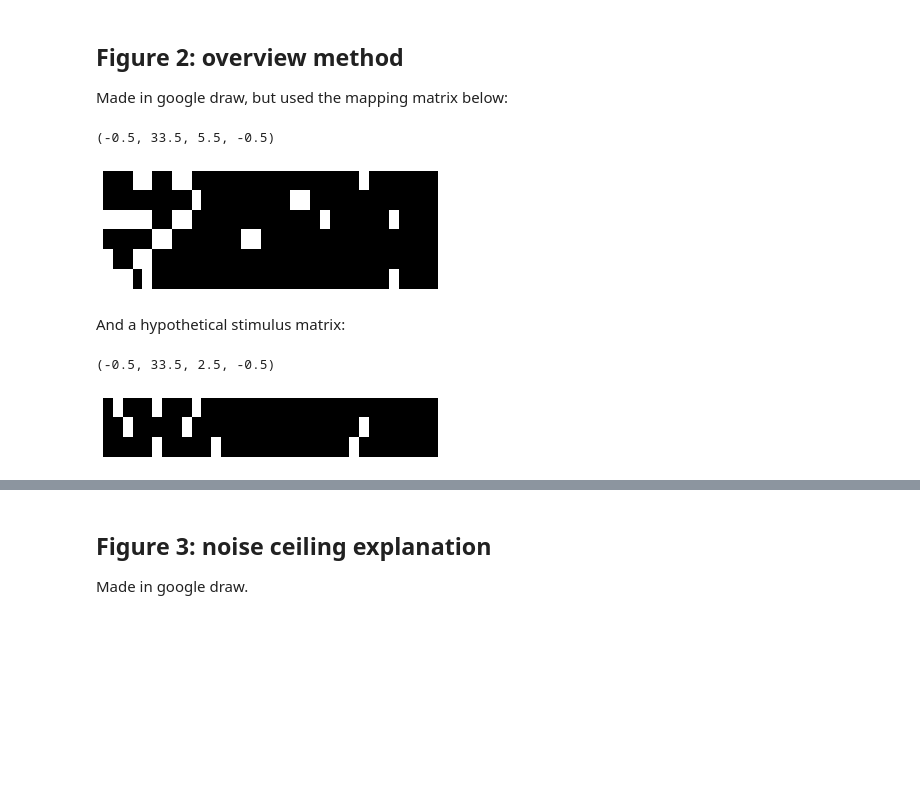
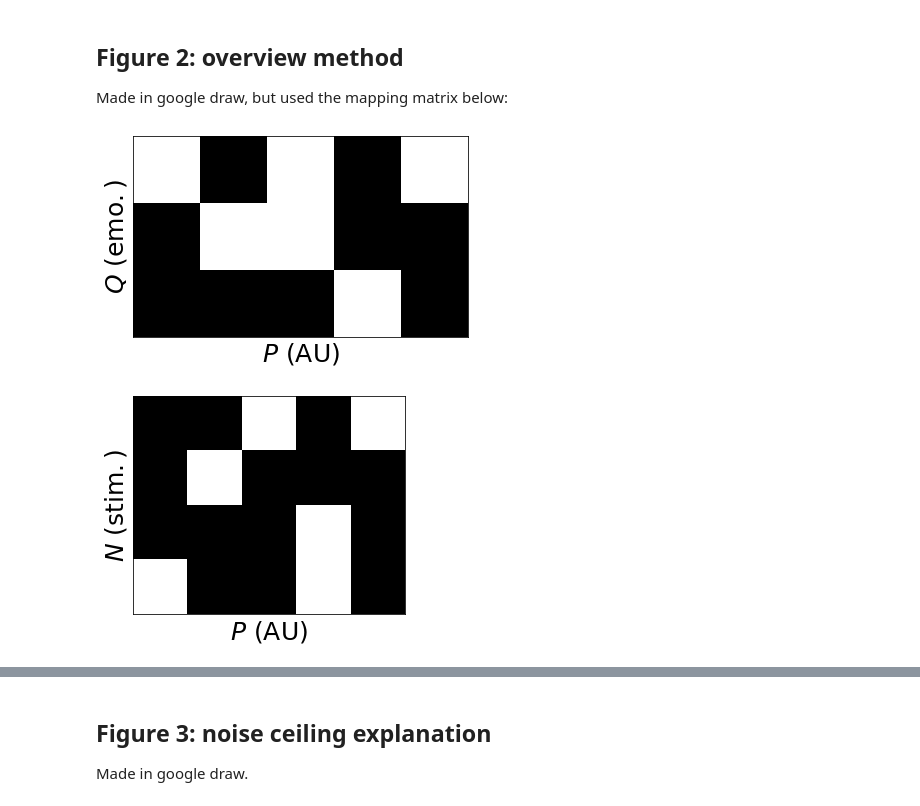
Before and after one commit to lukassnoek/hypothesis-kernel-analysis, a Jupyter notebook: notebooks/figures.ipynb, the cells around one changed output, grey strips where cells are left out. Cells and saved outputs as stored; diff of their text form; code cells hidden in the pictures; blank space fills up the shorter version.

```diff
--- a/notebooks/figures.ipynb
+++ b/notebooks/figures.ipynb
@@ -12,23 +12,59 @@ Made manually using google draw.
 # %% [markdown]
 ## Figure 2: overview method
 Made in google draw, but used the mapping matrix below:
-# %%
-df = pd.read_csv('../data/Cordaro2008ref.tsv', sep='\t', index_col=0)
-plt.imshow(df, cmap='gray', aspect=2)
-plt.axis('off')
-# %% [output]
-(-0.5, 33.5, 5.5, -0.5)
-[figure, removed]
-# %% [markdown]
-And a hypothetical stimulus matrix:
-# %%
-s = np.zeros((3, df.shape[1]))
-s[0, [1, 5, 9]] = 1
-s[1, [2, 8, 26]] = 1
-s[2, [5, 11, 25]] = 1
-
-plt.imshow(s, cmap='gray', aspect=2)
-plt.axis('off')
-# %% [output]
-(-0.5, 33.5, 2.5, -0.5)
-[figure, removed]
+# %%
+#AUs = ['AU1', 'AU2', 'AU4', 'AU5', 'AU6', 'AU7', 'AU9', 'AU10', 'AU11', 'AU12', 'AU13', 'AU14',
+#       'AU15', 'AU16', 'AU17', 'AU20', 'AU22', 'AU23', 'AU24', 'AU25', 'AU26']
+M_classes = ['Anger', 'Disgust', 'Fear', 'Happiness', 'Surprise', 'Sadness']
+#M_mapping = [
+#    ['AU4', 'AU5', 'AU7', 'AU23'],
+#    ['AU9', 'AU15', 'AU16'],
+#    ['AU1', 'AU2', 'AU4', 'AU5', 'AU20', 'AU26'],
+#    ['AU6', 'AU12'],
+#    ['AU1', 'AU4', 'AU5'],
+#    ['AU1', 'AU2', 'AU5', 'AU26']
+#]
+AUs = ['AU4', 'AU9', 'AU10', 'AU12', 'AU23']
+M_mapping = [
+    ['AU4', 'AU23', 'AU10'],
+    ['AU9', 'AU10'],
+    ['AU12']
+]
+
+M = [[1 if au in mapp else 0 for au in AUs]
+     for mapp in M_mapping]
+M = np.array(M)
+plt.imshow(M, cmap='gray', aspect=1)
+plt.xticks([])
+plt.yticks([])
+plt.ylabel(r'$Q\ \mathrm{(emo.)}$', fontsize=25)
+plt.xlabel(r'$P\ \mathrm{(AU)}$', fontsize=25)
+plt.show()
+# %% [output]
+[figure, added]
+# %%
+#S_ = [
+#    ['AU1', 'AU8', 'AU9'],
+#    ['AU6', 'AU26'],
+#    ['AU4', 'AU25']   # TO CHANGE!
+#]
+S_ = [
+    ['AU10', 'AU23'],
+    ['AU9'],
+    ['AU12'],
+    ['AU4', 'AU12']
+]
+
+S = [[1 if au in stim else 0 for au in AUs]
+      for stim in S_]
+E = [0, 1, 2, 1]
+E = np.array([e == np.arange(3) for e in E]).astype(int)
+S = np.array(S)
+plt.imshow(S, cmap='gray', aspect=1)
+plt.xticks([])
+plt.yticks([])
+plt.ylabel(r'$N\ \mathrm{(stim.)}$', fontsize=25)
+plt.xlabel(r'$P\ \mathrm{(AU)}$', fontsize=25)
+plt.show()
+# %% [output]
+[figure, added]
```
Also changed, not shown: parts of 10 cells of this notebook, 3 other files.
